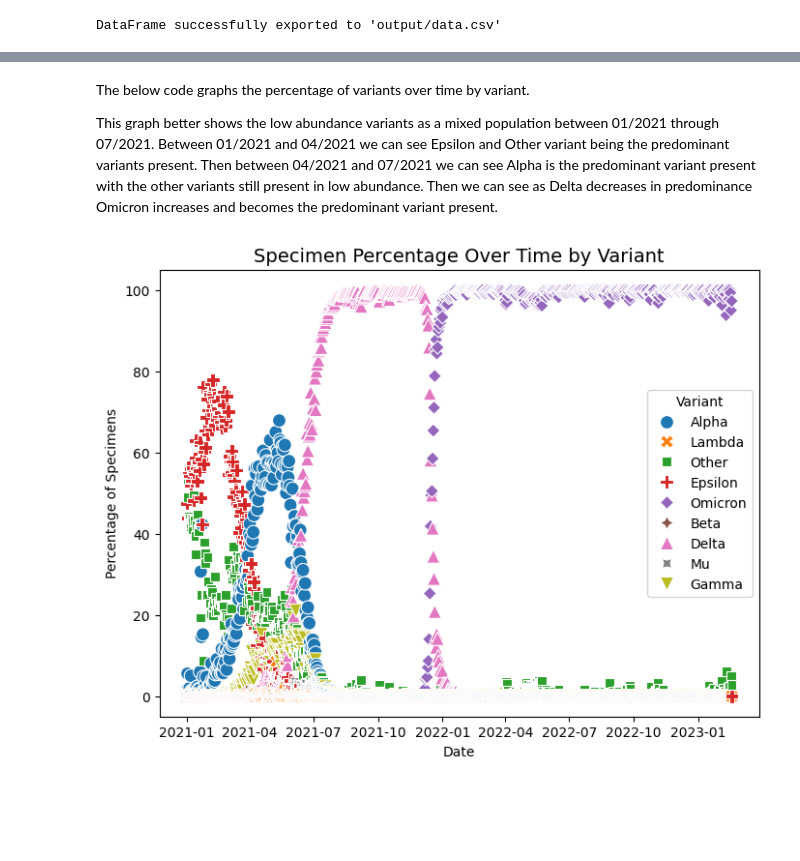
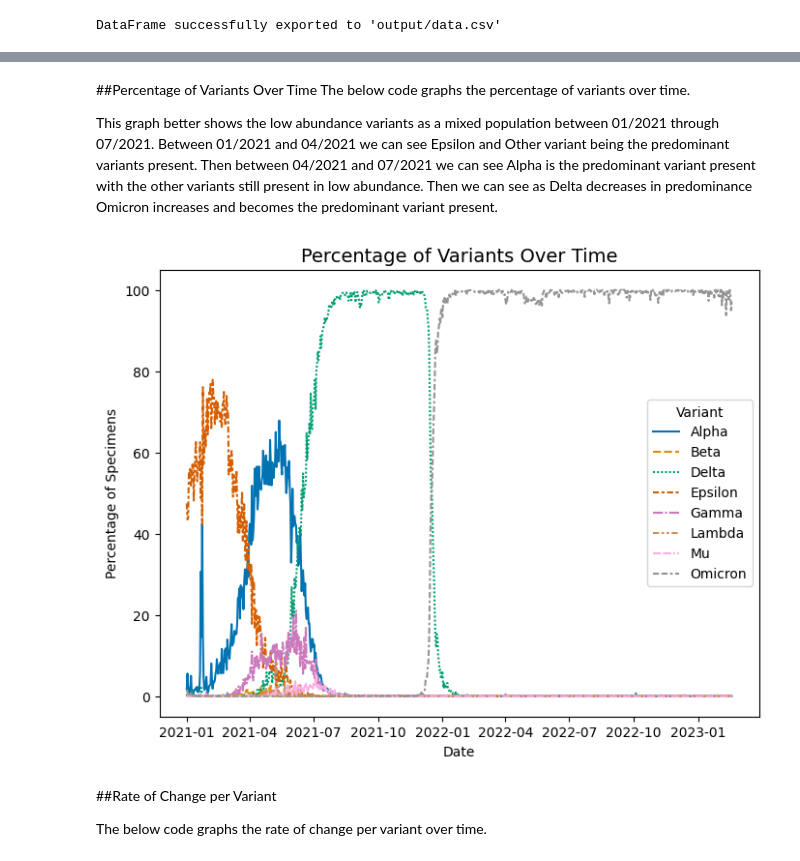
Before and after one commit to aspurser84-dot/BIFX546-project, a Jupyter notebook: notebooks/Final_BIFX546_Project_Graham.ipynb, the cells around one changed output, grey strips where cells are left out. Cells and saved outputs as stored; diff of their text form; code cells hidden in the pictures; blank space fills up the shorter version.

```diff
--- a/notebooks/Final_BIFX546_Project_Graham.ipynb
+++ b/notebooks/Final_BIFX546_Project_Graham.ipynb
@@ -134,0 +228,6 @@ The below code calculates the rolling 7 day average.
+# %%
+#sort data by variant and date
+
+#sort by variant
+df1 = df1.sort_values(by= ['variant_name',"date"], ascending=True)
+df1
@@ -242,3 +333,0 @@ This will allow us to properly graph the data in seaborn.
-# %%
-df2['date'] = pd.to_datetime(df2['date'], format='%d-%m-%Y')
-df2.dtypes
@@ -277,6 +336,12 @@ df2
 # %%
+#calculates the rate change for number of specimens per day
+#Also fills in the N/A values with zero
 rate_change = df2.groupby('variant_name', as_index=False)['specimens'].diff()
+
 df3 = df2.copy()
 df3['rate_change'] = rate_change
-df3
+
+df3['rate_change'] = df3['rate_change'].fillna(0)
+
+df3.head(14)
 # %% [output]
@@ -295,0 +365,13 @@ df3
+# %%
+# Calculate 7-day rolling average
+#rate change
+
+data_sorted2 = df3.sort_values(by= ['variant_name',"date"], ascending=True)
+series_rate = pd.Series(data_sorted2['rate_change'])
+
+moving_avg_rate = series_rate.rolling(window=7).mean()
+
+df3['rate_change_7d_avg'] = moving_avg_rate
+
+df3['rate_change_7d_avg'] = df3['rate_change_7d_avg'].fillna(0)
+print(df3.head(14))
@@ -374,30 +488,39 @@ plt.show()
 # %% [markdown]
-The below code graphs the percentage of variants over time by variant.
+##Percentage of Variants Over Time
+The below code graphs the percentage of variants over time.
 
 This graph better shows the low abundance variants as a mixed population between 01/2021 through 07/2021. Between 01/2021 and 04/2021 we can see Epsilon and Other variant being the predominant variants present. Then between 04/2021 and 07/2021 we can see Alpha is the predominant variant present with the other variants still present in low abundance. Then we can see as Delta decreases in predominance Omicron increases and becomes the predominant variant present.
 # %%
-#XY scatter plot specimens collected over time by variant
+#line plot percentage collected over time by variant
 import matplotlib.pyplot as plt
 import seaborn as sns
 
 plt.figure(figsize=(8, 6))
-sns.scatterplot(
+percentage_plot = sns.lineplot(
     data=df3,
     x="date",
     y="percentage",
     hue="variant_name",   # Color by category
     style="variant_name", # Different marker styles
-    s=100,            # Marker size
-    palette="tab10"    # Color palette
+    #s=100,            # Marker size
+    palette="colorblind"    # Color palette
 )
 
 # Add labels and title
-plt.title("Specimen Percentage Over Time by Variant", fontsize=14)
+plt.title("Percentage of Variants Over Time", fontsize=14)
 plt.xlabel("Date")
 plt.ylabel("Percentage of Specimens")
 plt.legend(title="Variant")
 
 # Display plot
 plt.show()
+
+#save as png
+fig = percentage_plot.get_figure()
+fig.savefig('output/Percentage_Variants_Over_Time.png')
 # %% [output]
-[figure, old version]
+[figure, new version]
+# %% [markdown]
+##Rate of Change per Variant
+
+The below code graphs the rate of change per variant over time.
```
Also changed, not shown: parts of 71 cells of this notebook.
